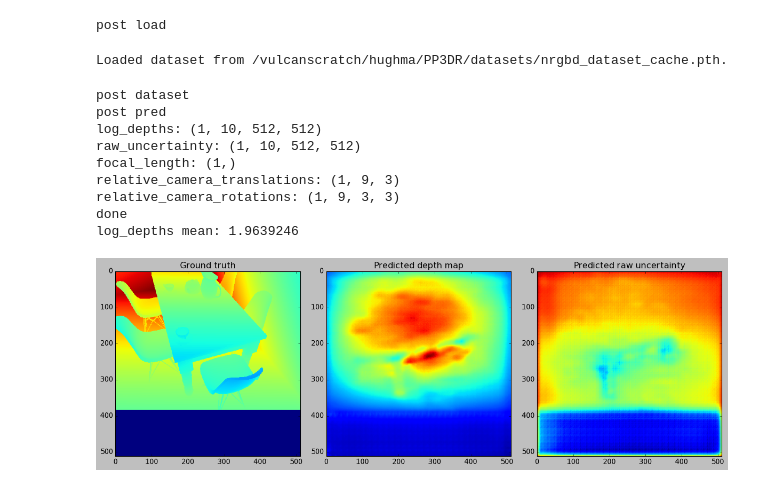
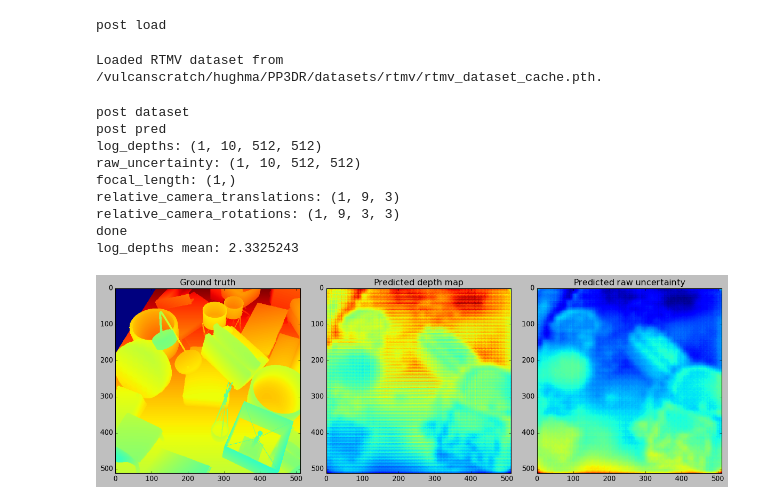
Before and after one commit to hughmathimati/PP3DR, a Jupyter notebook: PP3DR/visualise/notebook.ipynb, the cells around one changed output. Drawn from its saved outputs; the diff is of its cells as text; code cells hidden in the pictures.

```diff
--- a/PP3DR/visualise/notebook.ipynb
+++ b/PP3DR/visualise/notebook.ipynb
@@ -17,7 +17,7 @@ import matplotlib.pyplot as plt
 model = PP3DR_pretrained_depth()
 remove_front = False
 # I want to see which parameters are left over after loading this.
-loaded_state_dict = torch.load("/vulcanscratch/hughma/PP3DR/pretrained_depth/PP3DR.pth", weights_only=True)
+loaded_state_dict = torch.load("/vulcanscratch/hughma/PP3DR/not_pretrained_depth-finetune/PP3DR.pth", weights_only=True)
 if remove_front:
     # The lines here are necessary if all the loaded state dict entries begin with an extra "module."
     new_state_dict = {}
@@ -32,45 +32,45 @@ model = model.eval().to("cuda")
 # %% [output]
 post load
 # %%
-dataset = nrgbd_dataset()
+# dataset = nrgbd_dataset()
 # dataset = flying_things_3d_dataset()
 # dataset = sintel_dataset()
-# dataset = rtmv_dataset()
+dataset = rtmv_dataset()
 # %% [output]
-Loaded dataset from /vulcanscratch/hughma/PP3DR/datasets/nrgbd_dataset_cache.pth.
+Loaded RTMV dataset from /vulcanscratch/hughma/PP3DR/datasets/rtmv/rtmv_dataset_cache.pth.
 # %%
-data = dataset[0] # 8
+data = dataset[8] # 8
 print("post dataset")
 for key in data:
     data[key] = data[key].unsqueeze(0)
 with torch.amp.autocast("cuda", dtype = torch.bfloat16), torch.no_grad():
     pred = model(data['images'].to("cuda"), data['rope_x'].to("cuda"), data['rope_y'].to("cuda"))
 print("post pred")
 for key in pred:
     pred[key] = pred[key].to(torch.float32).cpu().numpy(force=True)
     print(f"{key}: {pred[key].shape}")
 print("done")
 print("log_depths mean:", pred['log_depths'][0][0].mean())
 import numpy as np
 # plt.style.use("seaborn-v0_8-darkgrid")
 plt.style.use("classic")
 fig, (a1, a2, a3) = plt.subplots(1, 3, figsize=(15, 45))
 data['depths'][data['depths'] < 0] = 0
 a1.imshow(data['depths'][0][0])
 a1.set_title("Ground truth")
 a2.imshow(np.exp(pred['log_depths'][0][0]))
 a2.set_title("Predicted depth map")
 a3.imshow(pred['raw_uncertainty'][0][0])
 a3.set_title("Predicted raw uncertainty")
 fig.tight_layout()
 # %% [output]
 post dataset
 post pred
 log_depths: (1, 10, 512, 512)
 raw_uncertainty: (1, 10, 512, 512)
 focal_length: (1,)
 relative_camera_translations: (1, 9, 3)
 relative_camera_rotations: (1, 9, 3, 3)
 done
-log_depths mean: 1.9639246
+log_depths mean: 2.3325243
-[figure, old version]
+[figure, new version]
```
Also changed, not shown: 4 other files.
